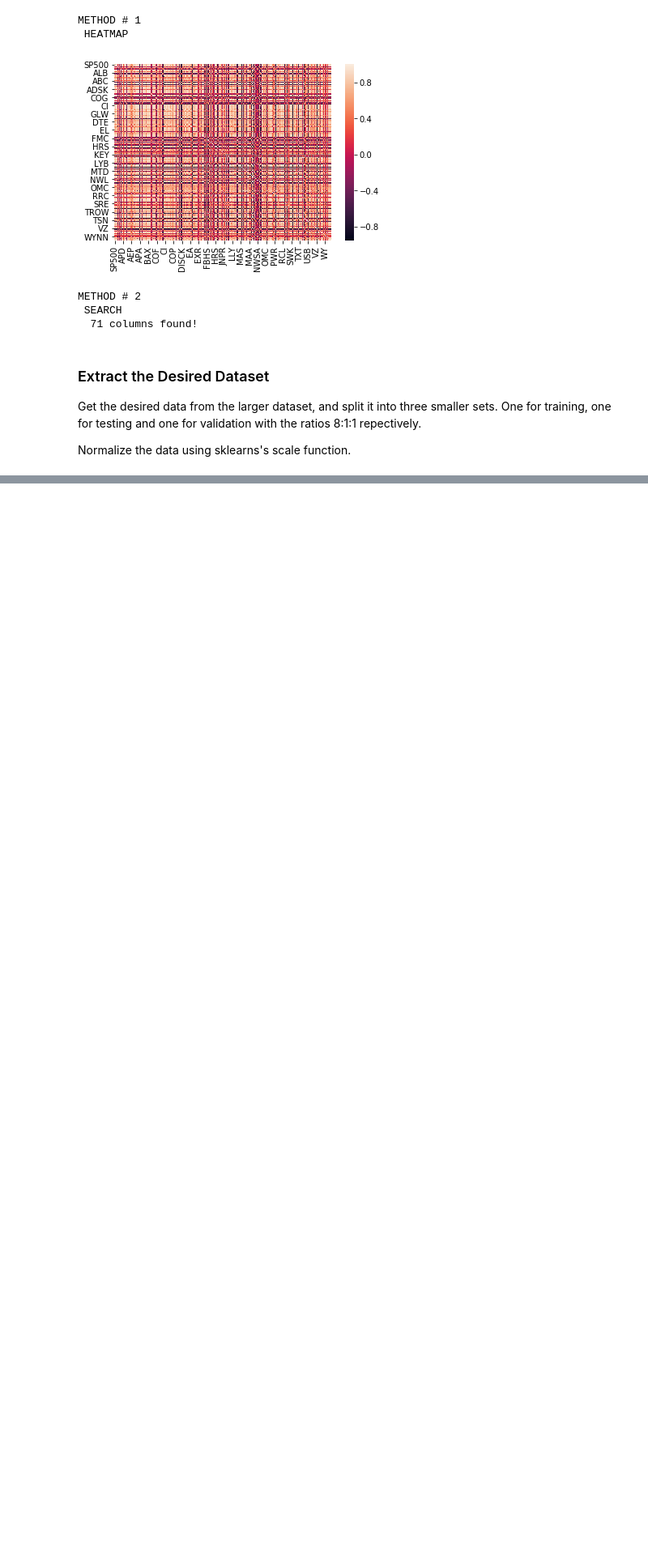
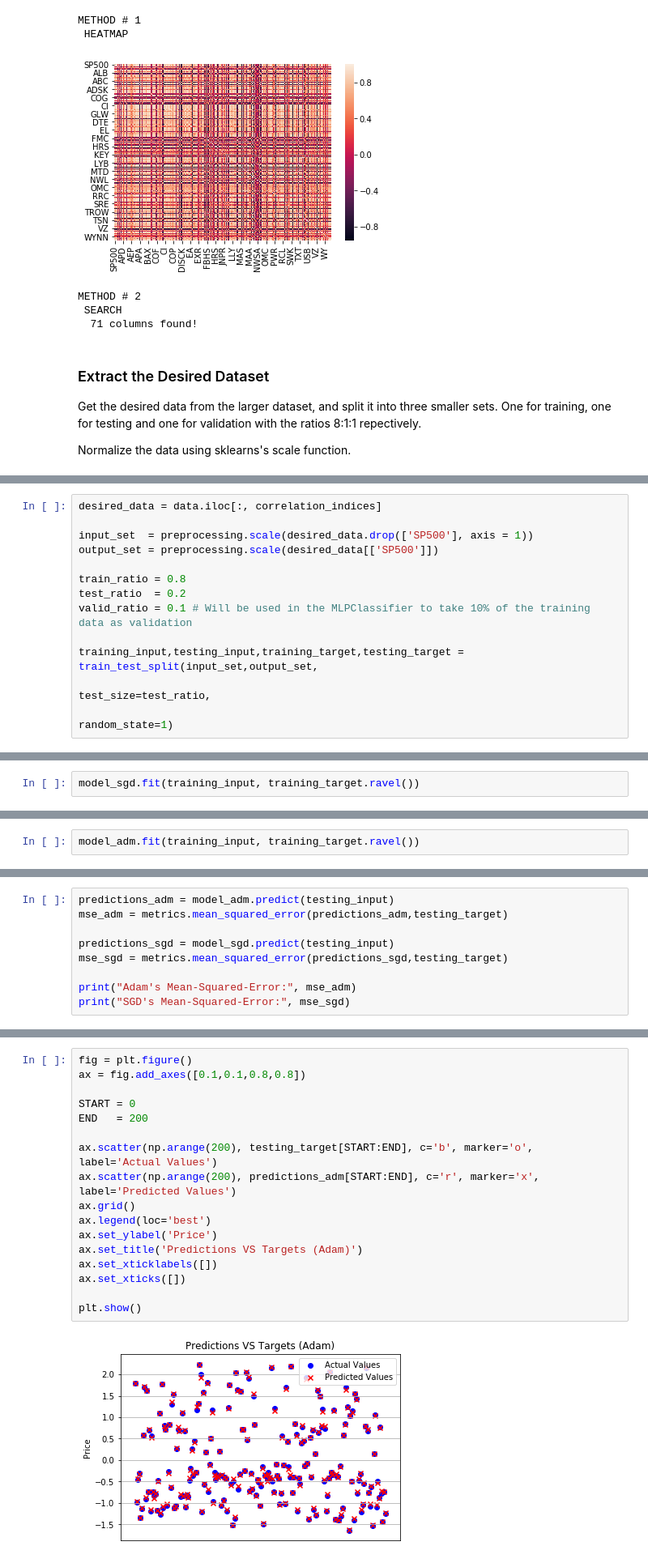
Before and after one commit to AbdelrahmanKhaledAmer/ML_Project, a Jupyter notebook: Task1.ipynb, the cells around one changed output, grey strips where cells are left out. Shown at 81% size. Saved outputs shown, nothing was run; the diff lists cells and outputs as text; blank space fills up the shorter version.

```diff
--- a/Task1.ipynb
+++ b/Task1.ipynb
@@ -69,3 +55,16 @@ validation_target = output_set[int((train_ratio + test_ratio) * input_set.shape[
+# %%
+desired_data = data.iloc[:, correlation_indices]
+
+input_set  = preprocessing.scale(desired_data.drop(['SP500'], axis = 1))
+output_set = preprocessing.scale(desired_data[['SP500']])
+
+train_ratio = 0.8
+test_ratio  = 0.2
+valid_ratio = 0.1 # Will be used in the MLPClassifier to take 10% of the training data as validation
+
+training_input,testing_input,training_target,testing_target = train_test_split(input_set,output_set,
+                                                                               test_size=test_ratio,
+                                                                               random_state=1)
 # %% [markdown]
 ### Create the Linear regressor
 Two multilayer perceptrons. One using a stochastic gradient descent optimizer, and the other using an adam optimizer.
@@ -90,0 +105,2 @@ model_sgd = MLPClassifier(solver='sgd')
+# %%
+model_sgd.fit(training_input, training_target.ravel())
@@ -90,0 +134,2 @@ model_sgd = MLPClassifier(solver='sgd')
+# %%
+model_adm.fit(training_input, training_target.ravel())
@@ -90,0 +163,9 @@ model_sgd = MLPClassifier(solver='sgd')
+# %%
+predictions_adm = model_adm.predict(testing_input)
+mse_adm = metrics.mean_squared_error(predictions_adm,testing_target)
+
+predictions_sgd = model_sgd.predict(testing_input)
+mse_sgd = metrics.mean_squared_error(predictions_sgd,testing_target)
+
+print("Adam's Mean-Squared-Error:", mse_adm)
+print("SGD's Mean-Squared-Error:", mse_sgd)
@@ -90,0 +177,19 @@ model_sgd = MLPClassifier(solver='sgd')
+# %%
+fig = plt.figure()
+ax = fig.add_axes([0.1,0.1,0.8,0.8])
+
+START = 0
+END   = 200
+
+ax.scatter(np.arange(200), testing_target[START:END], c='b', marker='o', label='Actual Values')
+ax.scatter(np.arange(200), predictions_adm[START:END], c='r', marker='x', label='Predicted Values')
+ax.grid()
+ax.legend(loc='best')
+ax.set_ylabel('Price')
+ax.set_title('Predictions VS Targets (Adam)')
+ax.set_xticklabels([])
+ax.set_xticks([])
+
+plt.show()
+# %% [output]
+[figure, added]
```
Also changed, not shown: parts of 16 cells of this notebook.
